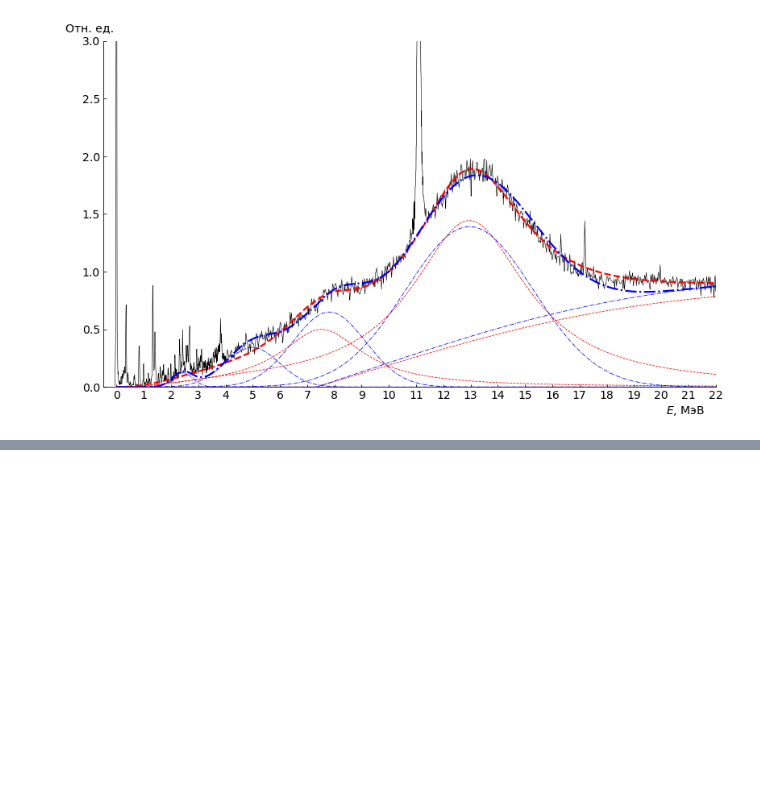
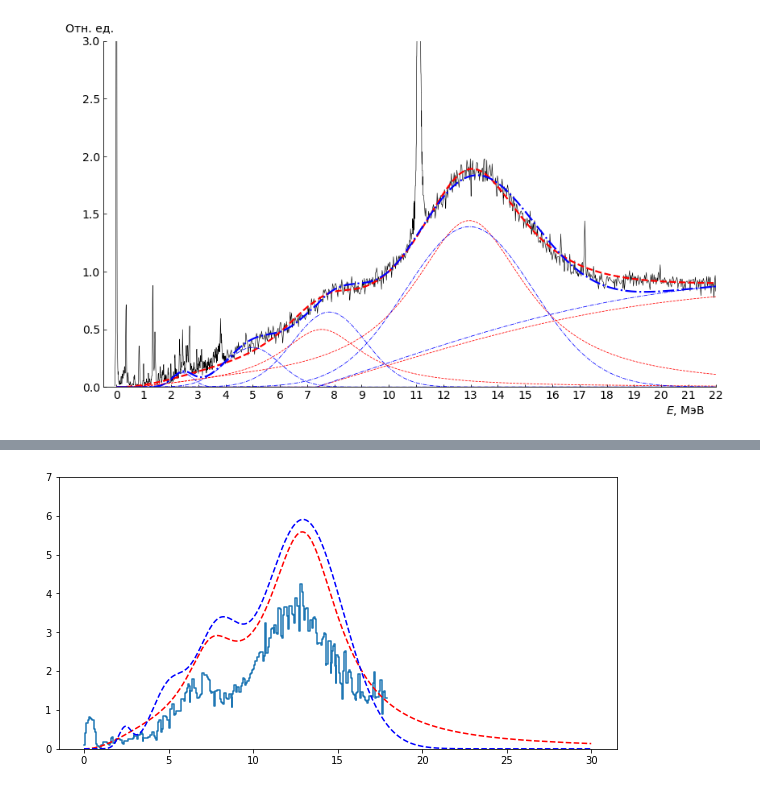
Before and after one commit to Almaz93/neutrino, a Jupyter notebook: double_beta_decay/Almaz's work/calculation/decomposition-Mo100-3.ipynb, the cells around one changed output, grey strips where cells are left out. Cells and saved outputs as stored; diff of their text form; code cells hidden in the pictures; blank space fills up the shorter version.

```diff
--- a/double_beta_decay/Almaz's work/calculation/decomposition-Mo100-3.ipynb
+++ b/double_beta_decay/Almaz's work/calculation/decomposition-Mo100-3.ipynb
@@ -1222,0 +1279,10 @@ plt.show()
+# %%
+plt.figure(figsize=(10,5))
+plt.step(data1985['x'].values, data1985['y'].values)
+plt.plot(data_to_fit_x, PR1_GTR_BW, 'red', label='S(E) BW', ls='--')
+plt.plot(data_to_fit_x, PR123_GTR_3G, 'blue', label='S(E) 3G', ls='--')
+#plt.xticks(np.arange(0,21,1))
+plt.ylim(0,7)
+plt.show()
+# %% [output]
+[figure, added]
```
Also changed, not shown: parts of 4 cells of this notebook, 10 other files.
